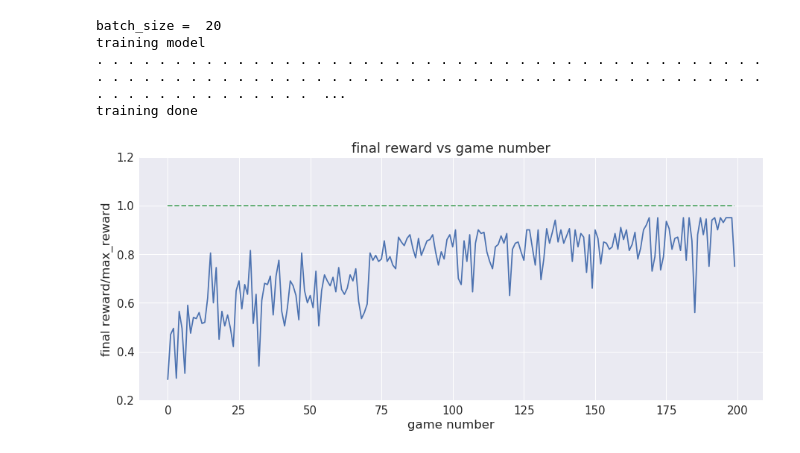
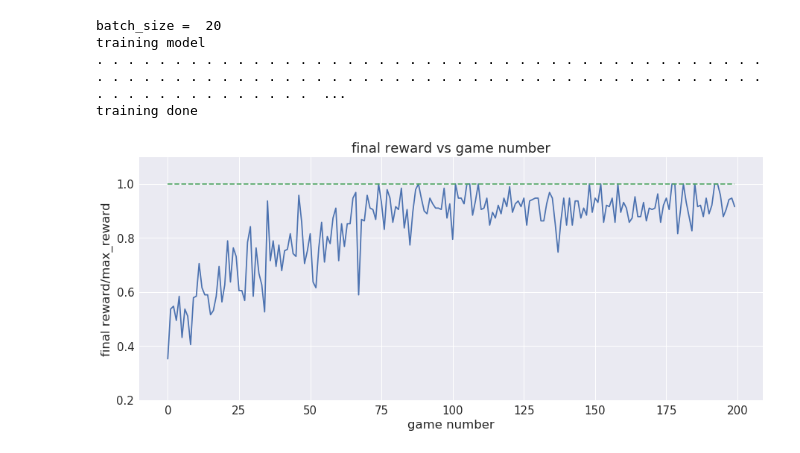
Before and after one commit to joehahn/multi-agent-explore, a Jupyter notebook: multi_agent.ipynb, the cells around one changed output. Saved outputs shown, nothing was run; the diff lists cells and outputs as text; code cells hidden in the pictures.

Commit message:
multi agent

```diff
--- a/multi_agent.ipynb
+++ b/multi_agent.ipynb
@@ -97,18 +110,18 @@ training model
 training done
 # %%
 #plot final_reward vs game_number
-max_rewards = N_agents*N_buckets
+max_rewards = N_agents*(N_buckets-1)
 fig, ax = plt.subplots(1,1, figsize=(15, 6))
 xp = game
 yp = rewards/max_rewards
 p = ax.plot(xp, yp)
 p = ax.plot(xp, yp*0+1, linestyle='dashed')
-p = ax.set_ylim(0.2, 1.2)
+p = ax.set_ylim(0.2, 1.1)
 p = ax.set_title('final reward vs game number')
 p = ax.set_xlabel('game number')
 p = ax.set_ylabel('final reward/max_reward')
 # %% [output]
-[figure, old version]
+[figure, new version]
 # %%
 #plot epsilon vs game_number
 fig, ax = plt.subplots(1,1, figsize=(15, 6))
```
Also changed, not shown: parts of 6 cells of this notebook, 1 other file.
